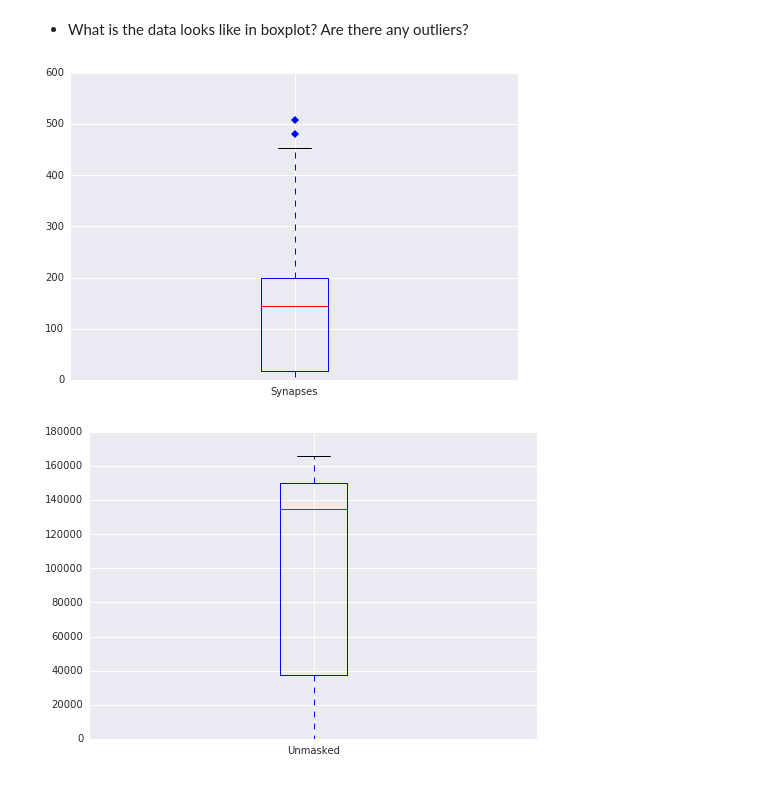
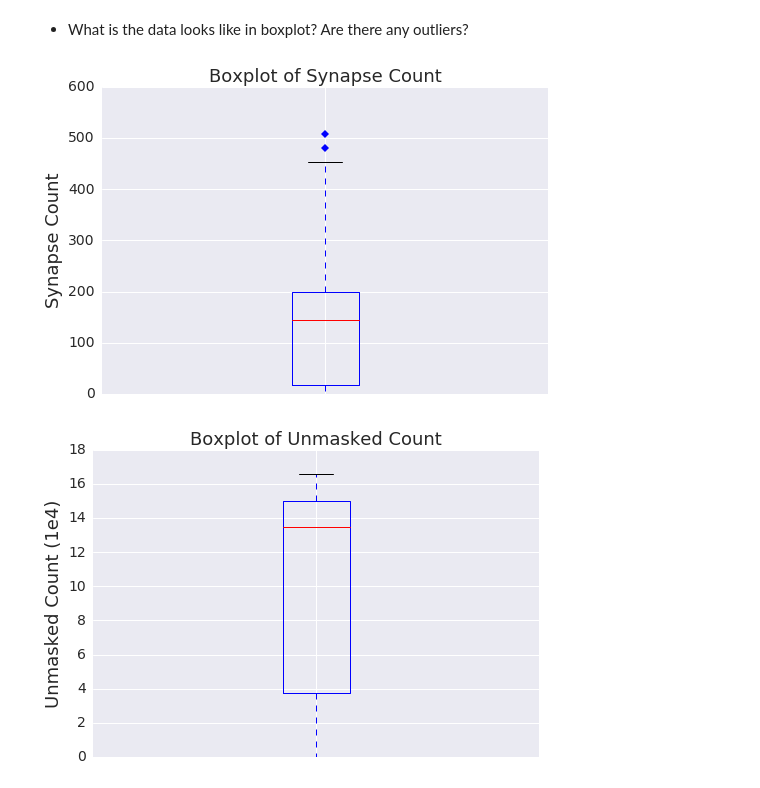
Before and after one commit to Upward-Spiral-Science/chengchang, a Jupyter notebook: Assignment 3.ipynb, the cells around one changed output. Cells and saved outputs as stored; diff of their text form; code cells hidden in the pictures.

```diff
--- a/Assignment 3.ipynb
+++ b/Assignment 3.ipynb
@@ -224,21 +256,30 @@ plt.title('Example X-Y slice');
 # %% [markdown]
 * What is the data looks like in boxplot? Are there any outliers?
 # %%
+
 dfT = df.values.T.tolist()
 col = [dfT[i] for i in [4]]
 
 fig = plt.figure()
 ax = fig.add_subplot(111)
 bp = ax.boxplot(col, 0, 'gD')
-plt.xticks([1], ['Synapses'])
+plt.title('Boxplot of Synapse Count',fontsize = fs)
+plt.xticks([1],'')
+plt.ylabel('Synapse Count', fontsize = fs)
+plt.tick_params(axis='both', which='major', labelsize=lfs)
+plt.savefig('./figs/AndrewFigs/boxSyn.png', format='png', dpi=300)
 plt.show()
 
 unmask = dfT[3]
 fig = plt.figure()
 ax = fig.add_subplot(111)
-bp = ax.boxplot(unmask, 0, 'gD')
-plt.xticks([1], ['Unmasked'])
+bp = ax.boxplot(np.asarray(unmask)/1e4, 0, 'gD')
+plt.title('Boxplot of Unmasked Count',fontsize = fs)
+plt.xticks([1],'')
+plt.ylabel('Unmasked Count (1e4)', fontsize = fs)
+plt.tick_params(axis='both', which='major', labelsize=lfs)
+plt.savefig('./figs/AndrewFigs/boxUm.png', format='png', dpi=300)
 plt.show()
 # %% [output]
-[figure, old version]
+[figure, new version]
-[figure, old version]
+[figure, new version]
```
Also changed, not shown: parts of 3 cells of this notebook, 22 other files.
